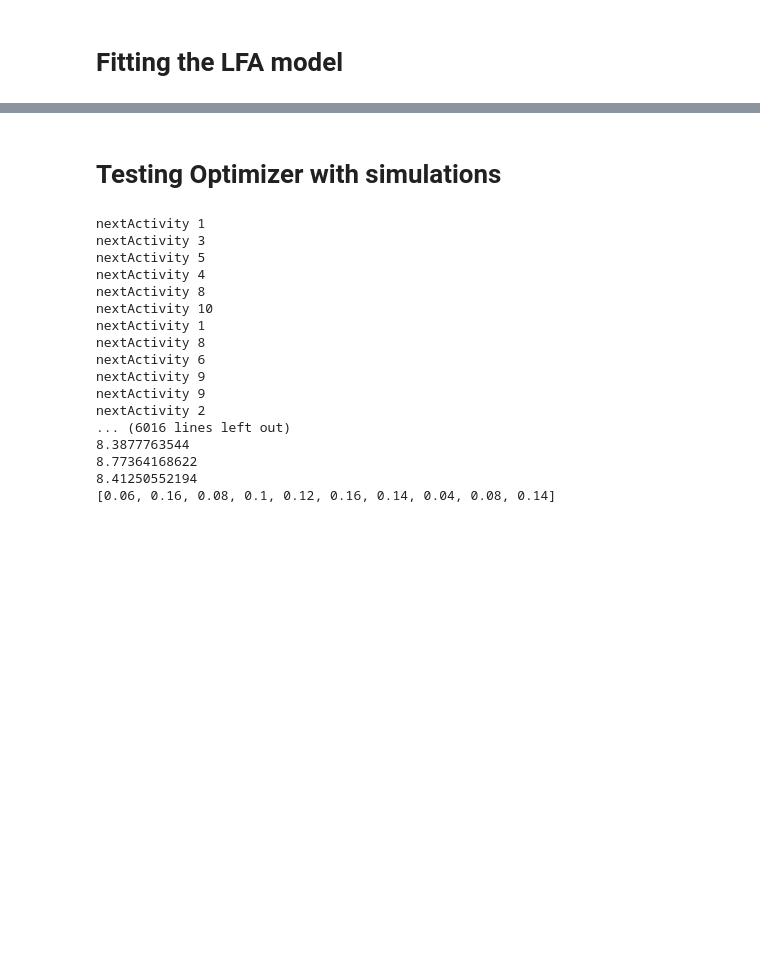
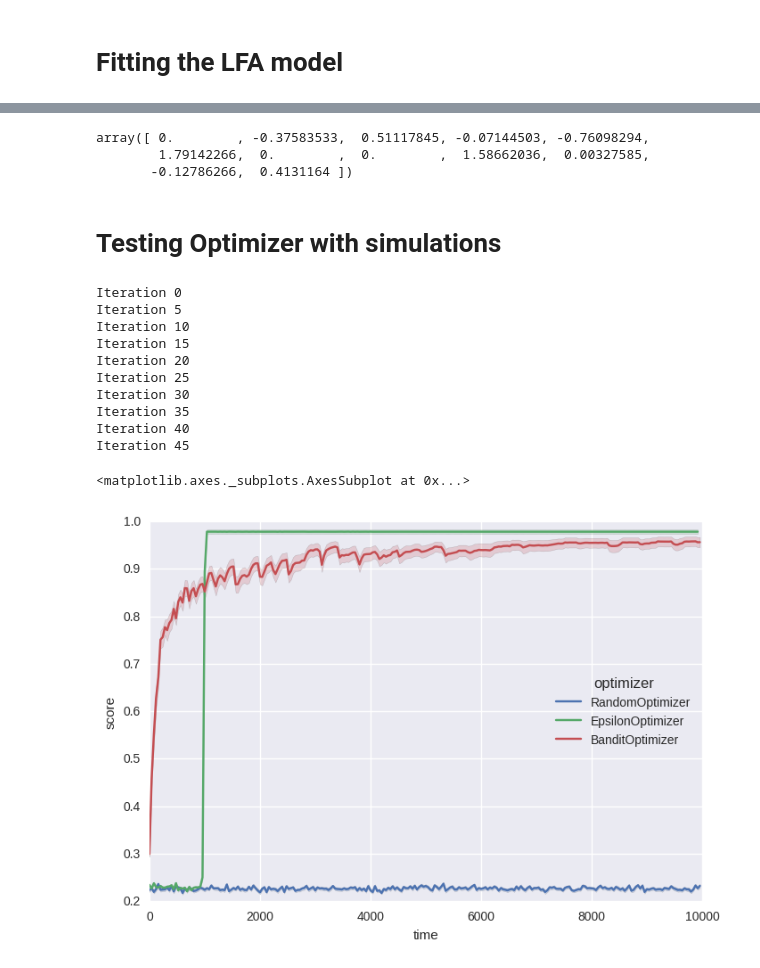
Before and after one commit to chili-epfl/ASILE, a Jupyter notebook: Campus-Analysis.ipynb, the cells around one changed output, grey strips where cells are left out. Cells and saved outputs as stored; diff of their text form; code cells hidden in the pictures; blank space fills up the shorter version.

```diff
--- a/Campus-Analysis.ipynb
+++ b/Campus-Analysis.ipynb
@@ -101,3 +152,9 @@ for a in model.activities.values():
+# %%
+model.activities[0].params
+# %% [output]
+array([ 0.        , -0.37583533,  0.51117845, -0.07144503, -0.76098294,
+        1.79142266,  0.        ,  0.        ,  1.58662036,  0.00327585,
+       -0.12786266,  0.4131164 ])
 # %% [markdown]
 # Testing Optimizer with simulations
 # %%
@@ -106,31 +163,44 @@ from optimizer import *
 
 nA = 11
 nAS = 5
-nS = 100
+nS = 10000
 
-def test(OptimizerClass, nA, nAS, nS):
+data = []
+
+def test(OptimizerClass, nA, nAS, nS, unit):
     s = SimulationLFA(nA, model)
-    o = OptimizerClass(nA)
+    o = OptimizerClass(nA) if not OptimizerClass.__name__ == 'EpsilonOptimizer' else OptimizerClass(nA,nS)
     s.runWithOptimizer(o, nAS, nS)
-    print(s.evaluateOptimality())
+    scores = s.evaluateOptimality()
+    for t, s in enumerate(scores):
+        data.append([OptimizerClass.__name__, 40 * t, unit, s])
+    return (s,o)
 
-test(RandomOptimizer, nA, nAS, nS)
-#test(BanditOptimizer, nA, nAS, nS)
+for unit in range(50):
+    if unit % 5 == 0:
+        print('Iteration', unit)
+    test(RandomOptimizer, nA, nAS, nS, unit)
+    test(EpsilonOptimizer, nA, nAS, nS, unit)
+    test(BanditOptimizer, nA, nAS, nS, unit)
+
+data = pd.DataFrame(data, columns=['optimizer', 'time', 'unit', 'score'])
 # %% [output]
-nextActivity 1
-nextActivity 3
-nextActivity 5
-nextActivity 4
-nextActivity 8
-nextActivity 10
-nextActivity 1
-nextActivity 8
-nextActivity 6
-nextActivity 9
-nextActivity 9
-nextActivity 2
-... (6016 lines left out)
-8.3877763544
-8.77364168622
-8.41250552194
-[0.06, 0.16, 0.08, 0.1, 0.12, 0.16, 0.14, 0.04, 0.08, 0.14]
+Iteration 0
+Iteration 5
+Iteration 10
+Iteration 15
+Iteration 20
+Iteration 25
+Iteration 30
+Iteration 35
+Iteration 40
+Iteration 45
+# %%
+sns.set(style="darkgrid")
+
+# Plot the response with standard error
+sns.tsplot(data=data, time="time", unit="unit",
+           condition="optimizer", value="score")
+# %% [output]
+<matplotlib.axes._subplots.AxesSubplot at 0x...>
+[figure, added]
```
Also changed, not shown: parts of 6 cells of this notebook, 4 other files.
